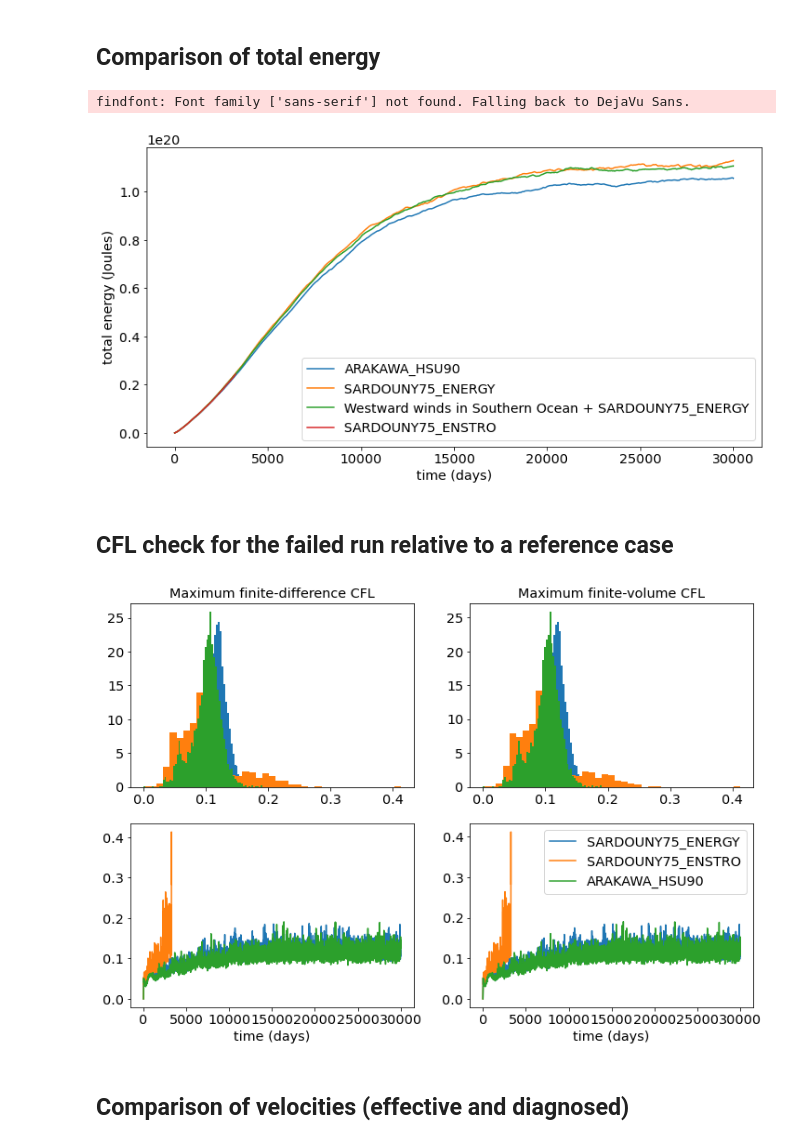
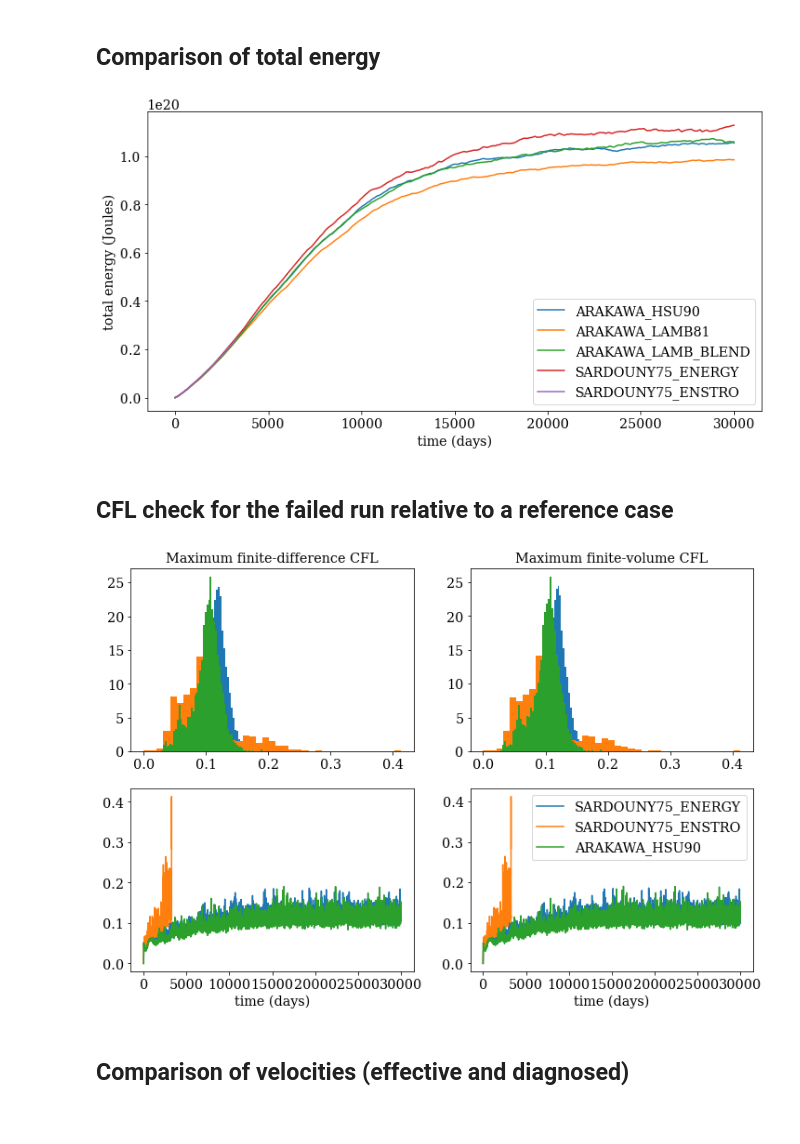
Before and after one commit to ocean-eddy-cpt/NeverWorld2, a Jupyter notebook: A002_02_August_2020_EKE.ipynb, the cells around one changed output. Cells and saved outputs as stored; diff of their text form; code cells hidden in the pictures.

```diff
--- a/A002_02_August_2020_EKE.ipynb
+++ b/A002_02_August_2020_EKE.ipynb
@@ -4,10 +4,11 @@
 from netCDF4 import Dataset
 import numpy as np
 import matplotlib
-matplotlib.rcParams['font.sans-serif'] = "Latin Modern Roman"
-matplotlib.rcParams['font.family'] = "sans-serif"
+# matplotlib.rcParams['font.sans-serif'] = "Latin Modern Roman"
+matplotlib.rcParams['font.family'] = "serif"
 matplotlib.rcParams['mathtext.fontset'] = "cm"
 import matplotlib.pyplot as plt
+plt.rcParams['mathtext.fontset'] = 'dejavuserif'
 import matplotlib.pylab as pylab
 params = {'legend.fontsize': 'x-large',
          'axes.labelsize': 'x-large',
@@ -37,22 +38,21 @@ class MidpointNormalize(colors.Normalize):
 # %% [markdown]
 ## Comparison of total energy
 # %%
-run = [9,13,8,10]
+run = [9,11,12,13,10]
 
 plt.figure(figsize=(12,6))
 
 for i in range(len(run)):
     os = xr.open_dataset('run%i/ocean.stats.nc' % run[i], decode_times=False)
     plt.plot(os.Time,os.En)
 
 plt.xlabel('time (days)')
 plt.ylabel('total energy (Joules)')
-plt.gca().legend(('ARAKAWA_HSU90','SARDOUNY75_ENERGY','Westward winds in Southern Ocean + SARDOUNY75_ENERGY','SARDOUNY75_ENSTRO'))
+plt.gca().legend(('ARAKAWA_HSU90','ARAKAWA_LAMB81','ARAKAWA_LAMB_BLEND','SARDOUNY75_ENERGY','SARDOUNY75_ENSTRO'))
 
 plt.savefig('energy_vs_time.png', dpi=200,bbox_inches='tight',pad_inches=0)
 # %% [output]
-findfont: Font family ['sans-serif'] not found. Falling back to DejaVu Sans.
-[figure, old version]
+[figure, new version]
 # %% [markdown]
 ## CFL check for the failed run relative to a reference case
 # %%
@@ -82,7 +82,7 @@ for i in range(len(failed_run)):
 plt.gca().legend(('SARDOUNY75_ENERGY','SARDOUNY75_ENSTRO','ARAKAWA_HSU90'))
 plt.savefig('CFL_SARDOUNY75_ENSTRO.png', dpi=200,bbox_inches='tight',pad_inches=0)
 # %% [output]
-[figure, old version]
+[figure, new version]
 # %% [markdown]
 ## Comparison of velocities (effective and diagnosed)
 # %%
```
Also changed, not shown: parts of 15 cells of this notebook.
